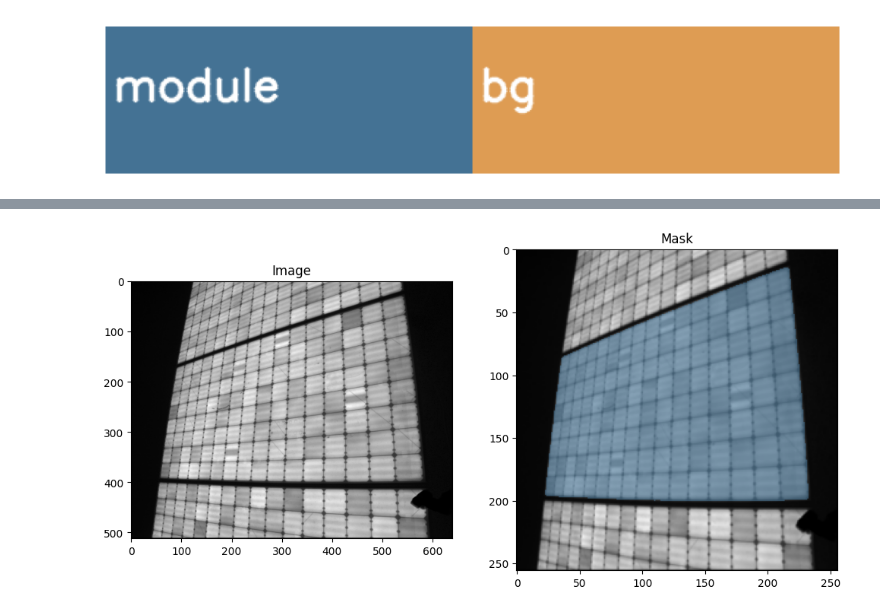
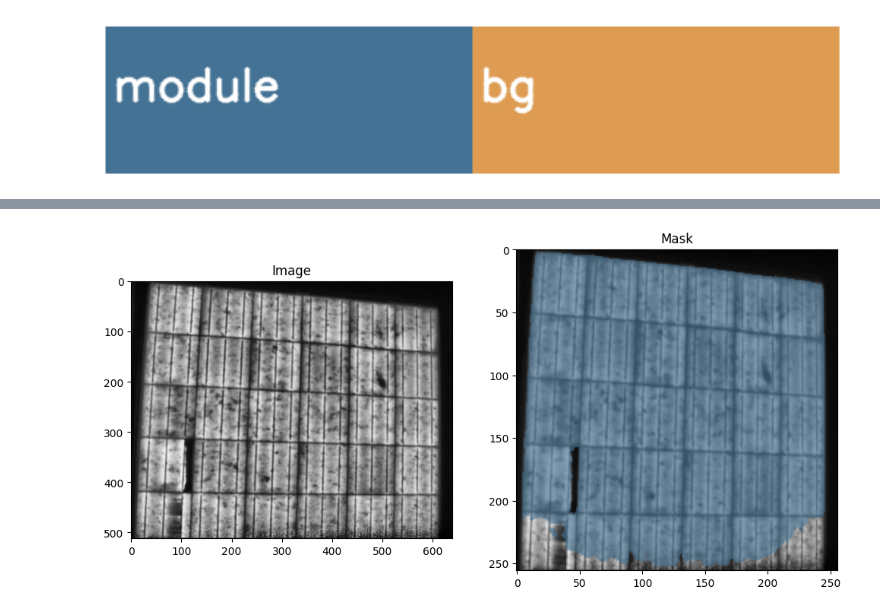
Before and after one commit to Franklingo13/PVDefectDetect, a Jupyter notebook: TestsPV-vision/Predicciones_modulos.ipynb, the cells around one changed output, grey strips where cells are left out. Drawn from its saved outputs; the diff is of its cells as text; code cells hidden in the pictures.

```diff
--- a/TestsPV-vision/Predicciones_modulos.ipynb
+++ b/TestsPV-vision/Predicciones_modulos.ipynb
@@ -208,20 +205,20 @@ draw_mask(images[13], masks_each[13])
 # %%
 import matplotlib.pyplot as plt
 
 # Se visualizan las imágenes y las máscaras correspondientes.
 plt.figure(figsize=(12, 6))
 
 plt.subplot(1, 2, 1)
-plt.imshow(images[2])
+plt.imshow(images[0])
 plt.title('Image')
 
 plt.subplot(1, 2, 2)
-plt.imshow(np.array(draw_mask(images[2], masks_each[2])))
+plt.imshow(np.array(draw_mask(images[0], masks_each[0])))
 plt.title('Mask')
 
 plt.show()
 # %% [output]
-[figure, old version]
+[figure, new version]
 # %%
 # Almacenar cada máscara de "module" como un archivo texto en la carpeta save_dir/masks
 # %%
```
Also changed, not shown: parts of 8 cells of this notebook.
